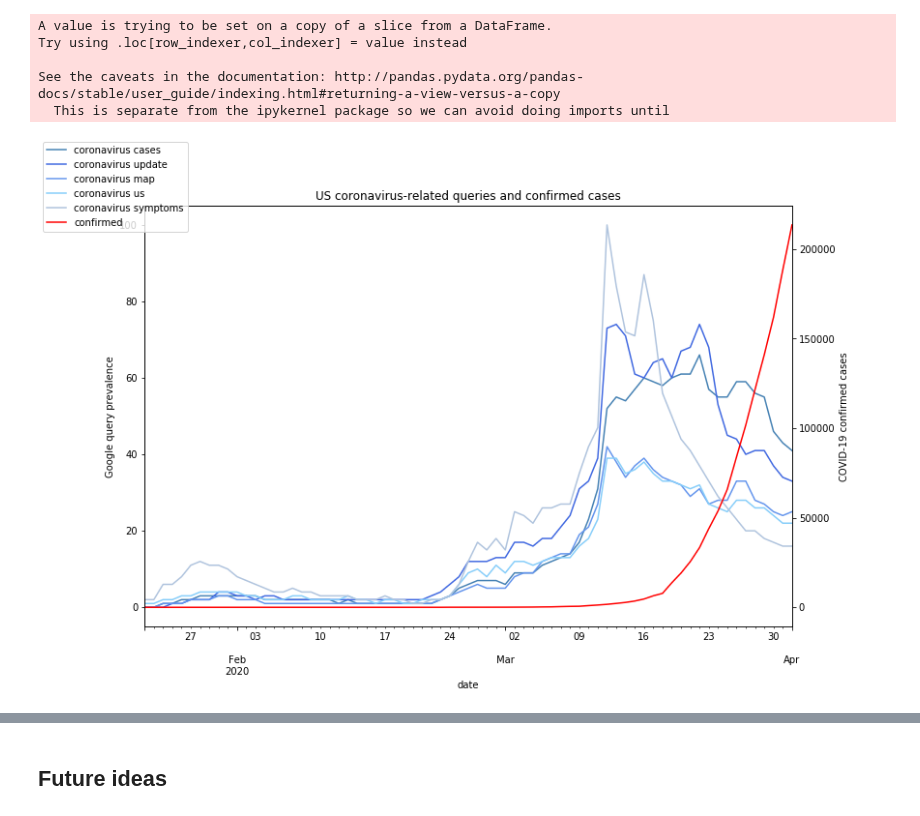
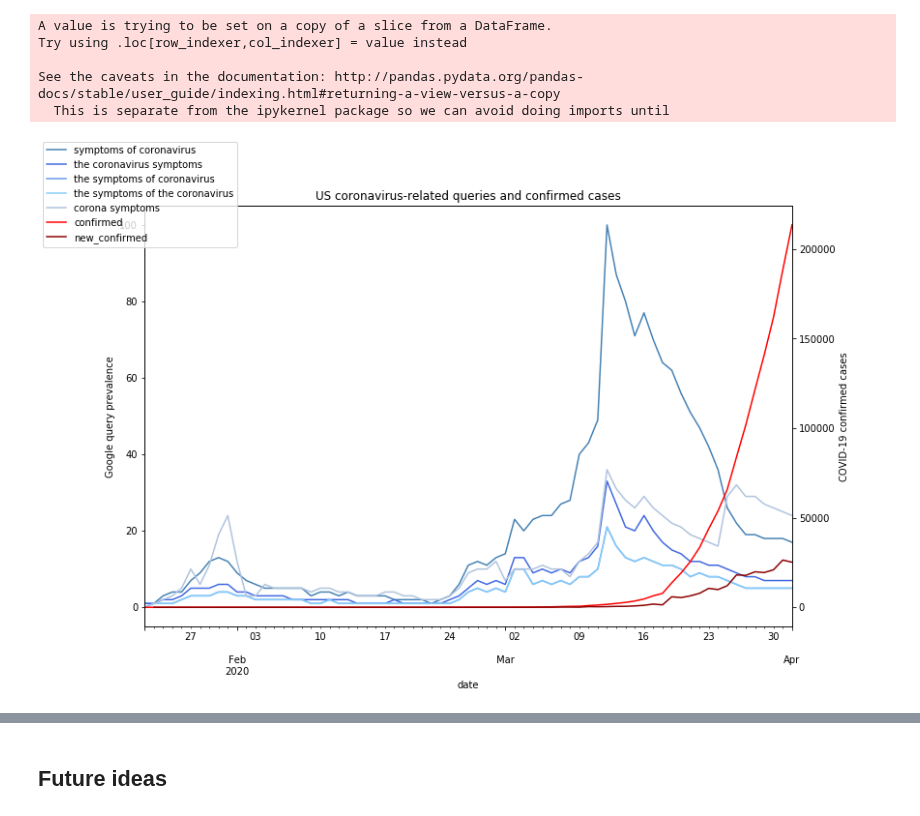
Before and after one commit to spotted-d/RNN_covid19_modeling, a Jupyter notebook: milestone2_eda/milestone2_eda.ipynb, the cells around one changed output, grey strips where cells are left out. Drawn from its saved outputs; the diff is of its cells as text; code cells hidden in the pictures.

```diff
--- a/milestone2_eda/milestone2_eda.ipynb
+++ b/milestone2_eda/milestone2_eda.ipynb
@@ -453,7 +457,7 @@ pyt.related_queries()["coronavirus"]["top"]
 Let's plot the first few of these over time
 # %%
 # fetch top 5 related queries
-related_5 = pyt.related_queries()["coronavirus"]["top"].iloc[:5]["query"].values
+related_5 = pyt.related_queries()["coronavirus symptoms"]["top"].iloc[:5]["query"].values
 
 # build new query: related coronavirus queries
 kw5_list = related_5
@@ -491,9 +495,10 @@ covid_us = covid_global.loc[covid_global["country"] == "US"]
 covid_us["date"] =  pd.to_datetime(covid_us["date"], infer_datetime_format=True)
 
 # merge search
-search_cases_us = top5.merge(covid_us, left_on="date", right_on="date", how="inner")[[
-    "date", "coronavirus update", "coronavirus symptoms", "coronavirus cases",
-    "coronavirus us", "coronavirus map", "confirmed"]]
+search_cases_us = top5.merge(covid_us, left_on="date", right_on="date", how="inner")#[[
+#    "date", "coronavirus update", "coronavirus symptoms", "coronavirus cases",
+ #   "coronavirus us", "coronavirus map", "confirmed"]]
+search_cases_us["new_confirmed"] = search_cases_us["confirmed"].diff()
 # %% [output]
 A value is trying to be set on a copy of a slice from a DataFrame.
 Try using .loc[row_indexer,col_indexer] = value instead
@@ -503,19 +508,20 @@ See the caveats in the documentation: http://pandas.pydata.org/pandas-docs/stabl
 # %%
 # now plot top 5 related queries with confirmed cases
 fig = plt.figure(figsize=(12, 8))
 ax1 = fig.add_subplot(111)
-search_cases_us.plot(x="date", y="coronavirus cases", color="steelblue",  ax=ax1, legend=False)
-search_cases_us.plot(x="date", y="coronavirus update", color="royalblue", ax=ax1, legend=False)
-search_cases_us.plot(x="date", y="coronavirus map", color="cornflowerblue", ax=ax1, legend=False)
-search_cases_us.plot(x="date", y="coronavirus us", color="lightskyblue", ax=ax1, legend=False)
-search_cases_us.plot(x="date", y="coronavirus symptoms", color="lightsteelblue", ax=ax1, legend=False)
+search_cases_us.plot(x="date", y=kw5_list[0], color="steelblue",  ax=ax1, legend=False)
+search_cases_us.plot(x="date", y=kw5_list[1], color="royalblue", ax=ax1, legend=False)
+search_cases_us.plot(x="date", y=kw5_list[2], color="cornflowerblue", ax=ax1, legend=False)
+search_cases_us.plot(x="date", y=kw5_list[3], color="lightskyblue", ax=ax1, legend=False)
+search_cases_us.plot(x="date", y=kw5_list[4], color="lightsteelblue", ax=ax1, legend=False)
 ax2 = ax1.twinx()
 search_cases_us.plot(x="date", y="confirmed", ax=ax2, legend=False, color="r")
+search_cases_us.plot(x="date", y="new_confirmed", ax=ax2, legend=False, color="darkred")
 
 ax1.figure.legend(loc="upper left")
 ax1.set_title("US coronavirus-related queries and confirmed cases")
 ax1.set_ylabel("Google query prevalence")
 ax2.set_ylabel("COVID-19 confirmed cases")
 plt.show();
 # %% [output]
-[figure, old version]
+[figure, new version]
```
Also changed, not shown: parts of 13 cells of this notebook.
